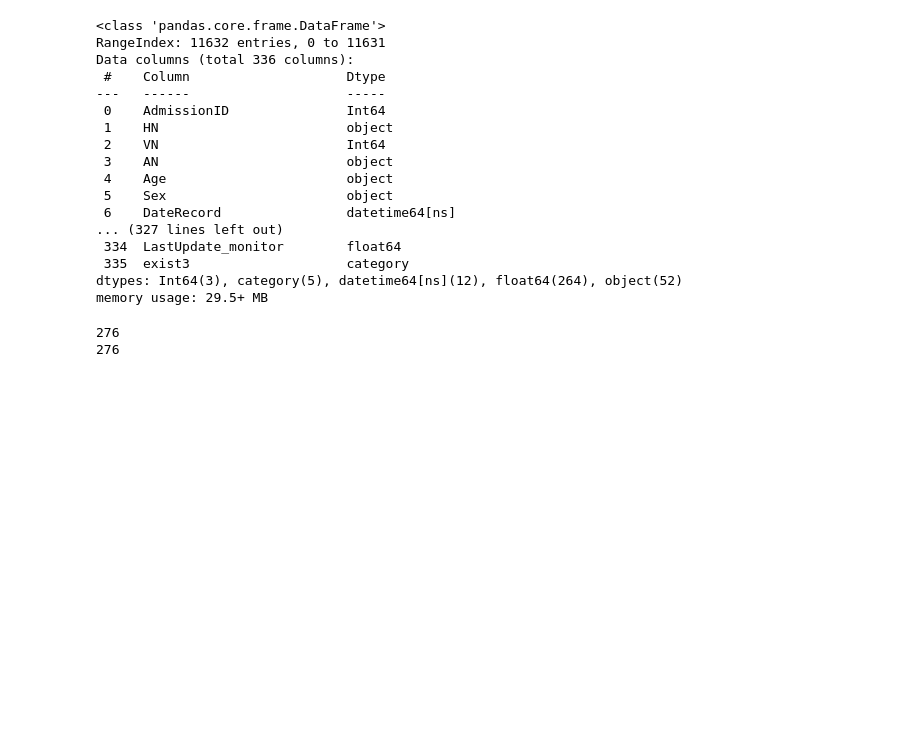
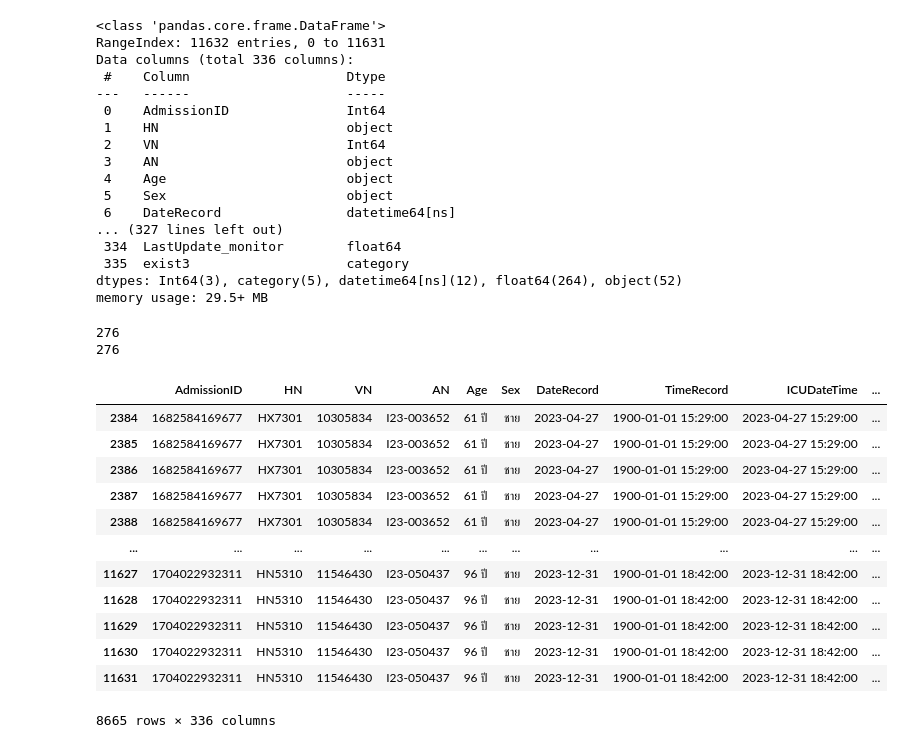
Before and after one commit to Tonry12/Data_joyx2, a Jupyter notebook: mergeSmart_ICU_tonnaw.ipynb, the cells around one changed output. Drawn from its saved outputs; the diff is of its cells as text; code cells hidden in the pictures; blank space fills up the shorter version.

```diff
--- a/mergeSmart_ICU_tonnaw.ipynb
+++ b/mergeSmart_ICU_tonnaw.ipynb
@@ -825,4 +825,21 @@ print(len(set(table3['AdmissionID']) & set(bedmonitortrack['AdmissionID'])))
 # %% [output]
 276
 276
+# %%
+table_276 = table3[table3['AdmissionID'].isin(bedmonitortrack['AdmissionID'])]
+table_276
+# %% [output]
+|  | AdmissionID | HN | VN | AN | Age | Sex | DateRecord | TimeRecord | ICUDateTime | ... |
+| 2384 | 1682584169677 | HX7301 | 10305834 | I23-003652 | 61 ปี | ชาย | 2023-04-27 | 1900-01-01 15:29:00 | 2023-04-27 15:29:00 | ... |
+| 2385 | 1682584169677 | HX7301 | 10305834 | I23-003652 | 61 ปี | ชาย | 2023-04-27 | 1900-01-01 15:29:00 | 2023-04-27 15:29:00 | ... |
+| 2386 | 1682584169677 | HX7301 | 10305834 | I23-003652 | 61 ปี | ชาย | 2023-04-27 | 1900-01-01 15:29:00 | 2023-04-27 15:29:00 | ... |
+| 2387 | 1682584169677 | HX7301 | 10305834 | I23-003652 | 61 ปี | ชาย | 2023-04-27 | 1900-01-01 15:29:00 | 2023-04-27 15:29:00 | ... |
+| 2388 | 1682584169677 | HX7301 | 10305834 | I23-003652 | 61 ปี | ชาย | 2023-04-27 | 1900-01-01 15:29:00 | 2023-04-27 15:29:00 | ... |
+| ... | ... | ... | ... | ... | ... | ... | ... | ... | ... | ... |
+| 11627 | 1704022932311 | HN5310 | 11546430 | I23-050437 | 96 ปี | ชาย | 2023-12-31 | 1900-01-01 18:42:00 | 2023-12-31 18:42:00 | ... |
+| 11628 | 1704022932311 | HN5310 | 11546430 | I23-050437 | 96 ปี | ชาย | 2023-12-31 | 1900-01-01 18:42:00 | 2023-12-31 18:42:00 | ... |
+| 11629 | 1704022932311 | HN5310 | 11546430 | I23-050437 | 96 ปี | ชาย | 2023-12-31 | 1900-01-01 18:42:00 | 2023-12-31 18:42:00 | ... |
+| 11630 | 1704022932311 | HN5310 | 11546430 | I23-050437 | 96 ปี | ชาย | 2023-12-31 | 1900-01-01 18:42:00 | 2023-12-31 18:42:00 | ... |
+| 11631 | 1704022932311 | HN5310 | 11546430 | I23-050437 | 96 ปี | ชาย | 2023-12-31 | 1900-01-01 18:42:00 | 2023-12-31 18:42:00 | ... |
+8665 rows × 336 columns
 # %%
```
Also changed, not shown: parts of 1 cell of this notebook.
